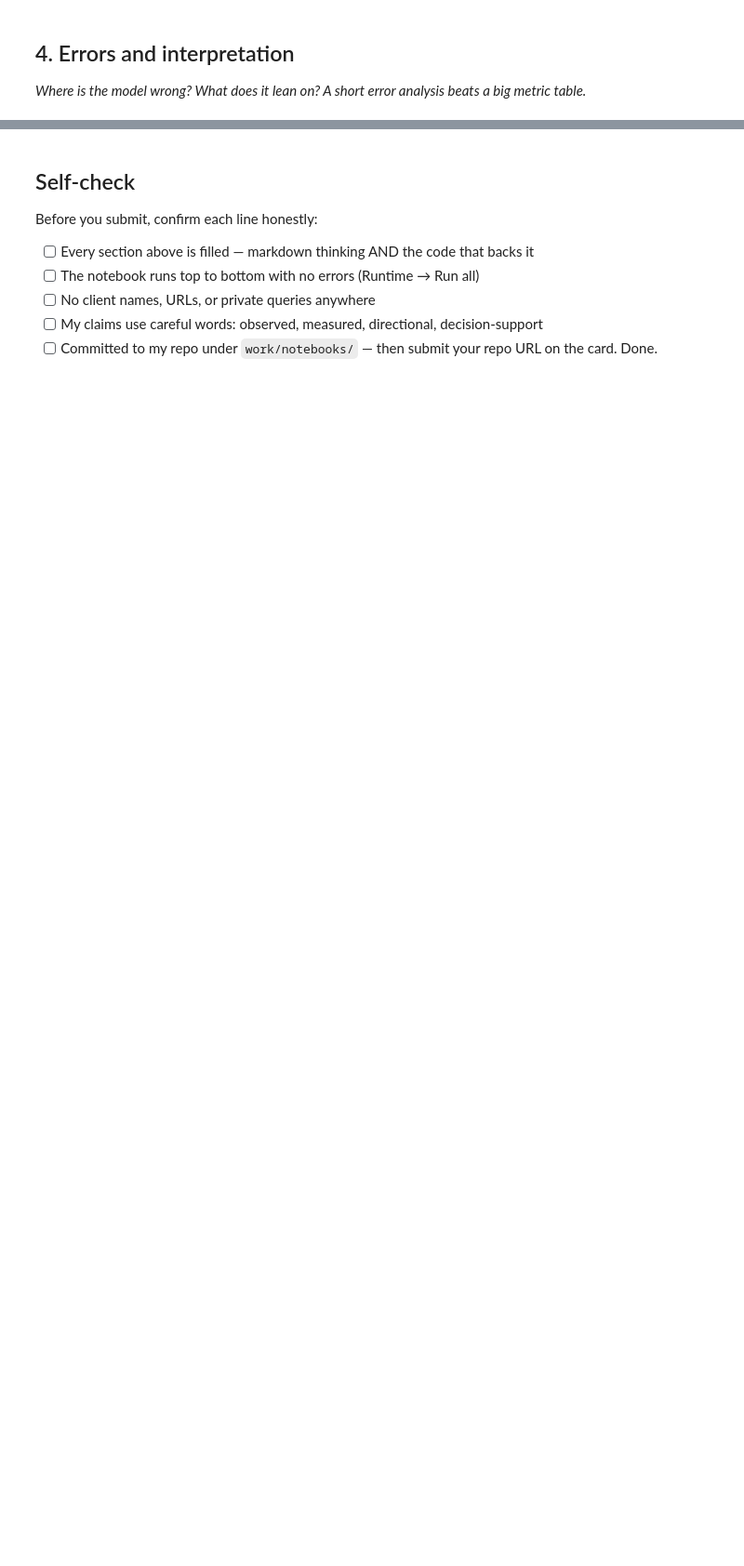
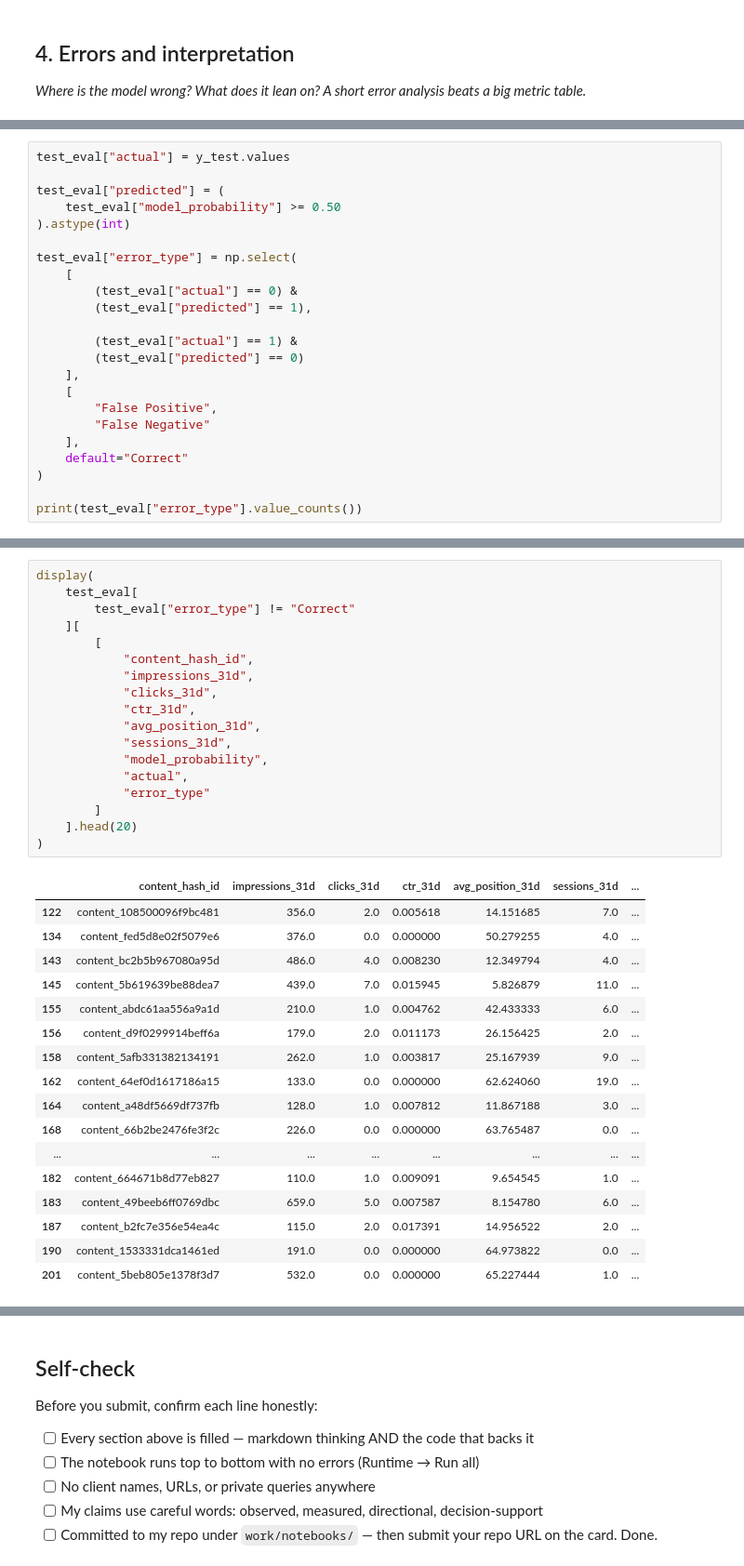
Before and after one commit to Malang43/flyrank-ml-internship-Malang43, a Jupyter notebook: work/notebooks/w05_model.ipynb, the cells around one changed output, grey strips where cells are left out. Shown at 93% size. Drawn from its saved outputs; the diff is of its cells as text; blank space fills up the shorter version.

```diff
--- a/work/notebooks/w05_model.ipynb
+++ b/work/notebooks/w05_model.ipynb
@@ -36,0 +499,23 @@ This skeleton is yours to fill. Work the sections **in order** — each one has
+# %%
+test_eval["actual"] = y_test.values
+
+test_eval["predicted"] = (
+    test_eval["model_probability"] >= 0.50
+).astype(int)
+
+test_eval["error_type"] = np.select(
+    [
+        (test_eval["actual"] == 0) &
+        (test_eval["predicted"] == 1),
+
+        (test_eval["actual"] == 1) &
+        (test_eval["predicted"] == 0)
+    ],
+    [
+        "False Positive",
+        "False Negative"
+    ],
+    default="Correct"
+)
+
+print(test_eval["error_type"].value_counts())
@@ -36,0 +528,36 @@ This skeleton is yours to fill. Work the sections **in order** — each one has
+# %%
+display(
+    test_eval[
+        test_eval["error_type"] != "Correct"
+    ][
+        [
+            "content_hash_id",
+            "impressions_31d",
+            "clicks_31d",
+            "ctr_31d",
+            "avg_position_31d",
+            "sessions_31d",
+            "model_probability",
+            "actual",
+            "error_type"
+        ]
+    ].head(20)
+)
+# %% [output]
+|  | content_hash_id | impressions_31d | clicks_31d | ctr_31d | avg_position_31d | sessions_31d | ... |
+| 122 | content_108500096f9bc481 | 356.0 | 2.0 | 0.005618 | 14.151685 | 7.0 | ... |
+| 134 | content_fed5d8e02f5079e6 | 376.0 | 0.0 | 0.000000 | 50.279255 | 4.0 | ... |
+| 143 | content_bc2b5b967080a95d | 486.0 | 4.0 | 0.008230 | 12.349794 | 4.0 | ... |
+| 145 | content_5b619639be88dea7 | 439.0 | 7.0 | 0.015945 | 5.826879 | 11.0 | ... |
+| 155 | content_abdc61aa556a9a1d | 210.0 | 1.0 | 0.004762 | 42.433333 | 6.0 | ... |
+| 156 | content_d9f0299914beff6a | 179.0 | 2.0 | 0.011173 | 26.156425 | 2.0 | ... |
+| 158 | content_5afb331382134191 | 262.0 | 1.0 | 0.003817 | 25.167939 | 9.0 | ... |
+| 162 | content_64ef0d1617186a15 | 133.0 | 0.0 | 0.000000 | 62.624060 | 19.0 | ... |
+| 164 | content_a48df5669df737fb | 128.0 | 1.0 | 0.007812 | 11.867188 | 3.0 | ... |
+| 168 | content_66b2be2476fe3f2c | 226.0 | 0.0 | 0.000000 | 63.765487 | 0.0 | ... |
+| ... | ... | ... | ... | ... | ... | ... | ... |
+| 182 | content_664671b8d77eb827 | 110.0 | 1.0 | 0.009091 | 9.654545 | 1.0 | ... |
+| 183 | content_49beeb6ff0769dbc | 659.0 | 5.0 | 0.007587 | 8.154780 | 6.0 | ... |
+| 187 | content_b2fc7e356e54ea4c | 115.0 | 2.0 | 0.017391 | 14.956522 | 2.0 | ... |
+| 190 | content_1533331dca1461ed | 191.0 | 0.0 | 0.000000 | 64.973822 | 0.0 | ... |
+| 201 | content_5beb805e1378f3d7 | 532.0 | 0.0 | 0.000000 | 65.227444 | 1.0 | ... |
```
Also changed, not shown: parts of 29 cells of this notebook.
